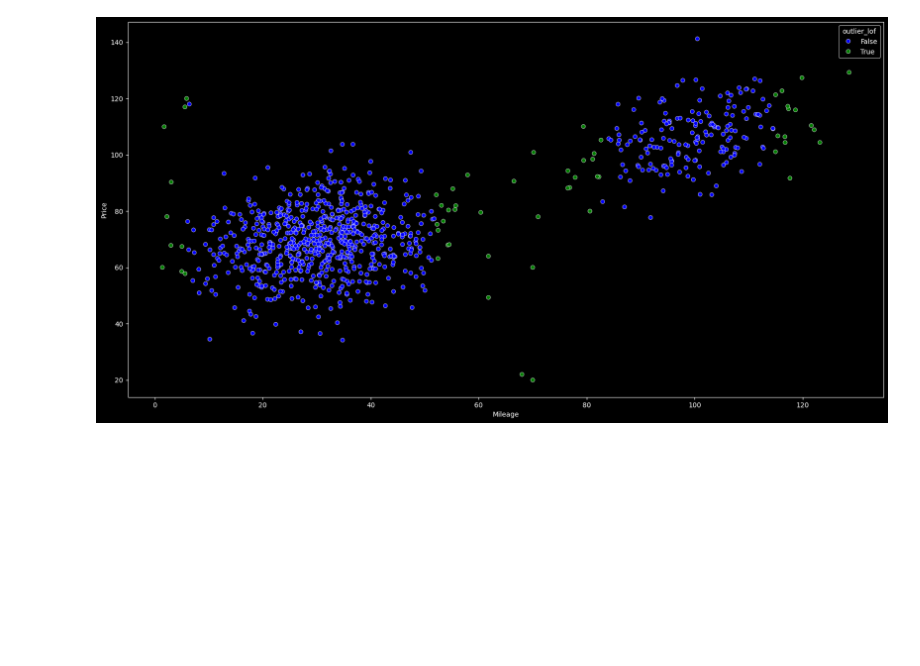
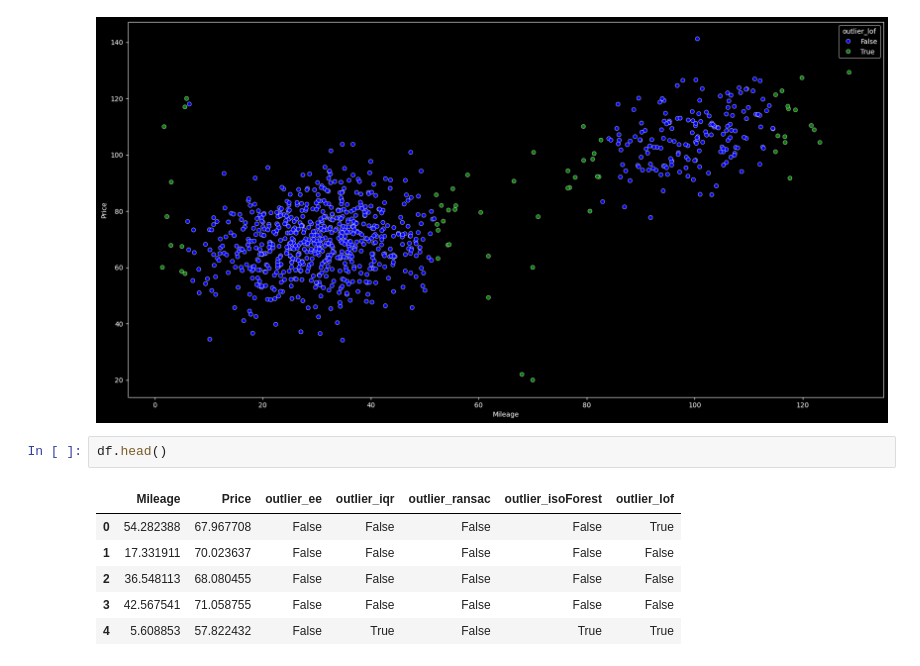
Before and after one commit to sanketmishra009/aiml, a Jupyter notebook: ml/anomolyDetection/anomolyRough.ipynb, the cells around one changed output. Drawn from its saved outputs; the diff is of its cells as text; blank space fills up the shorter version.

```diff
--- a/ml/anomolyDetection/anomolyRough.ipynb
+++ b/ml/anomolyDetection/anomolyRough.ipynb
@@ -140,3 +141,12 @@ sns.scatterplot(df , x = 'Mileage' , y = 'Price' , hue = 'outlier_lof')
 plt.show()
 # %% [output]
 [figure]
+# %%
+df.head()
+# %% [output]
+|  | Mileage | Price | outlier_ee | outlier_iqr | outlier_ransac | outlier_isoForest | outlier_lof |
+| 0 | 54.282388 | 67.967708 | False | False | False | False | True |
+| 1 | 17.331911 | 70.023637 | False | False | False | False | False |
+| 2 | 36.548113 | 68.080455 | False | False | False | False | False |
+| 3 | 42.567541 | 71.058755 | False | False | False | False | False |
+| 4 | 5.608853 | 57.822432 | False | True | False | True | True |
```
Also changed, not shown: parts of 3 cells of this notebook, 5 other files.
